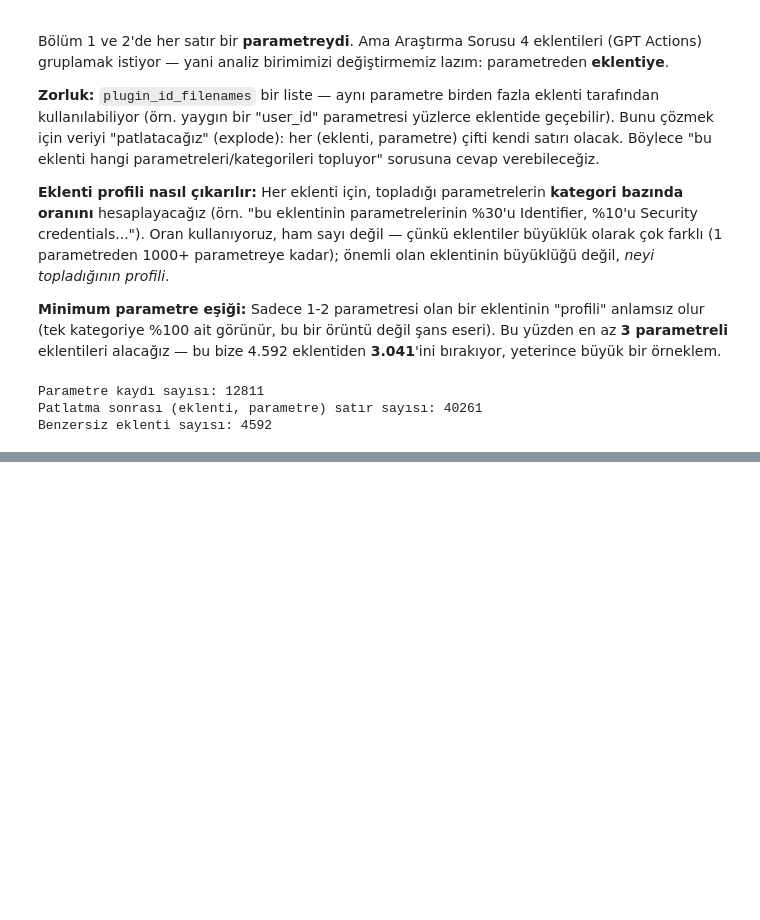
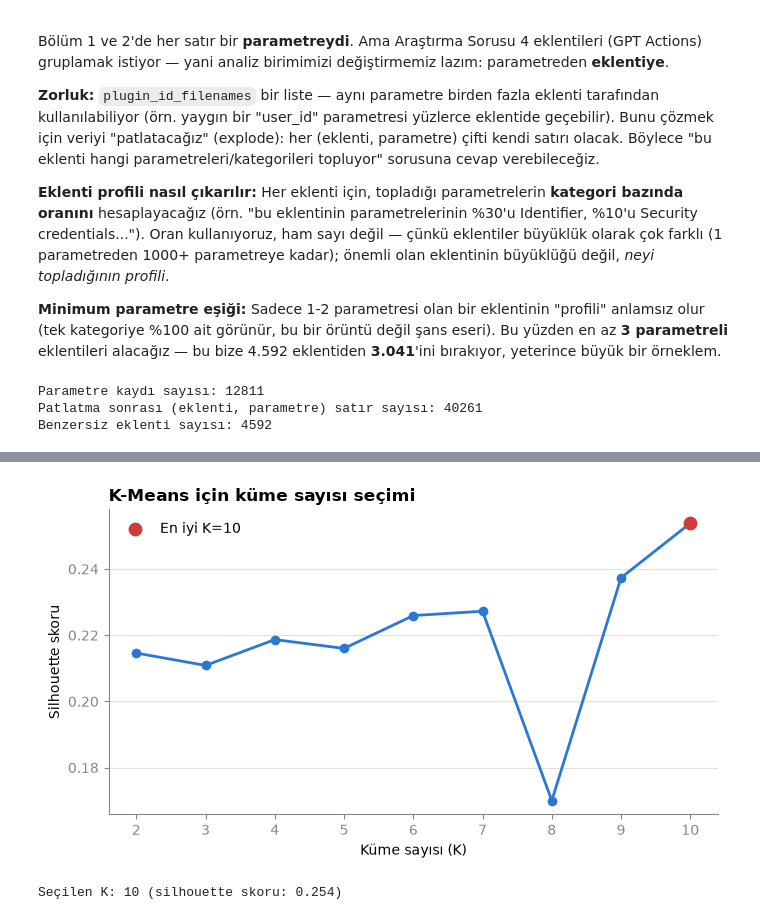
Before and after one commit to elifdikmn/DataPrivacy, a Jupyter notebook: notebooks/bolum3_uygulama.ipynb, the cells around one changed output, grey strips where cells are left out. Saved outputs shown, nothing was run; the diff lists cells and outputs as text; code cells hidden in the pictures; blank space fills up the shorter version.

```diff
--- a/notebooks/bolum3_uygulama.ipynb
+++ b/notebooks/bolum3_uygulama.ipynb
@@ -71,0 +80,17 @@ Profil matrisi boyutu: (3041, 25)
+# %%
+from sklearn.preprocessing import StandardScaler
+from sklearn.cluster import KMeans
+from sklearn.metrics import silhouette_score
+
+scaler = StandardScaler()
+profile_scaled = scaler.fit_transform(plugin_profile)
+
+k_range = range(2, 11)
+silhouette_scores = []
+
+for k in k_range:
+    kmeans = KMeans(n_clusters=k, random_state=42, n_init=10)
+    labels = kmeans.fit_predict(profile_scaled)
+    score = silhouette_score(profile_scaled, labels)
+    silhouette_scores.append(score)
+    print(f'K={k}: silhouette skoru = {score:.3f}')
@@ -71,0 +107,29 @@ Profil matrisi boyutu: (3041, 25)
+# %%
+COLOR_MAIN = '#2a78d6'
+COLOR_MUTED = '#898781'
+COLOR_TEXT = '#0b0b0b'
+
+fig, ax = plt.subplots(figsize=(7, 4))
+ax.plot(list(k_range), silhouette_scores, marker='o', color=COLOR_MAIN, linewidth=2, markersize=6)
+
+best_k = list(k_range)[int(np.argmax(silhouette_scores))]
+best_score = max(silhouette_scores)
+ax.scatter([best_k], [best_score], color='#d03b3b', zorder=5, s=80, label=f'En iyi K={best_k}')
+
+ax.set_xlabel('Küme sayısı (K)')
+ax.set_ylabel('Silhouette skoru')
+ax.set_title('K-Means için küme sayısı seçimi', loc='left', fontsize=12, fontweight='bold')
+ax.spines[['top', 'right']].set_visible(False)
+ax.spines[['left', 'bottom']].set_color(COLOR_MUTED)
+ax.tick_params(colors=COLOR_MUTED)
+ax.grid(axis='y', color='#e1e0d9', linewidth=0.8)
+ax.set_axisbelow(True)
+ax.legend(frameon=False)
+
+plt.tight_layout()
+plt.show()
+
+print(f'Seçilen K: {best_k} (silhouette skoru: {best_score:.3f})')
+# %% [output]
+[figure, added]
+Seçilen K: 10 (silhouette skoru: 0.254)
```
Also changed, not shown: parts of 4 cells of this notebook.
